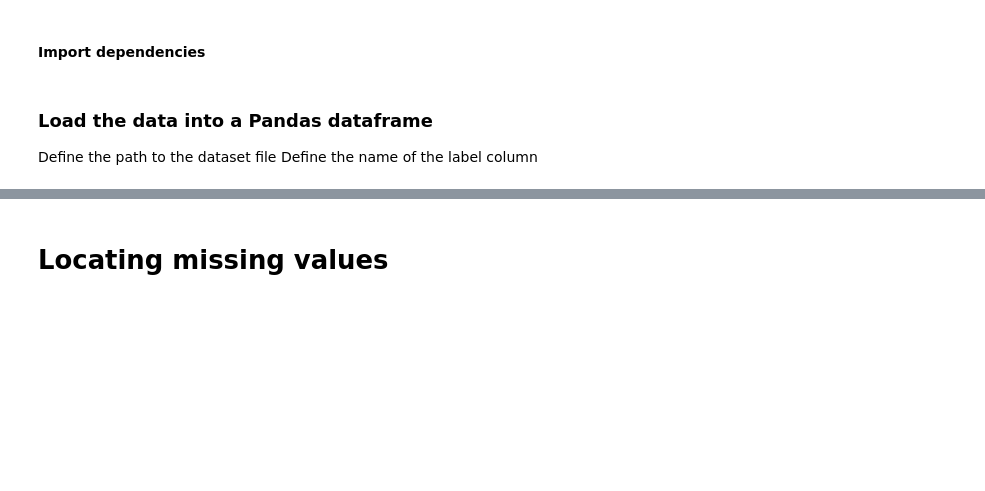
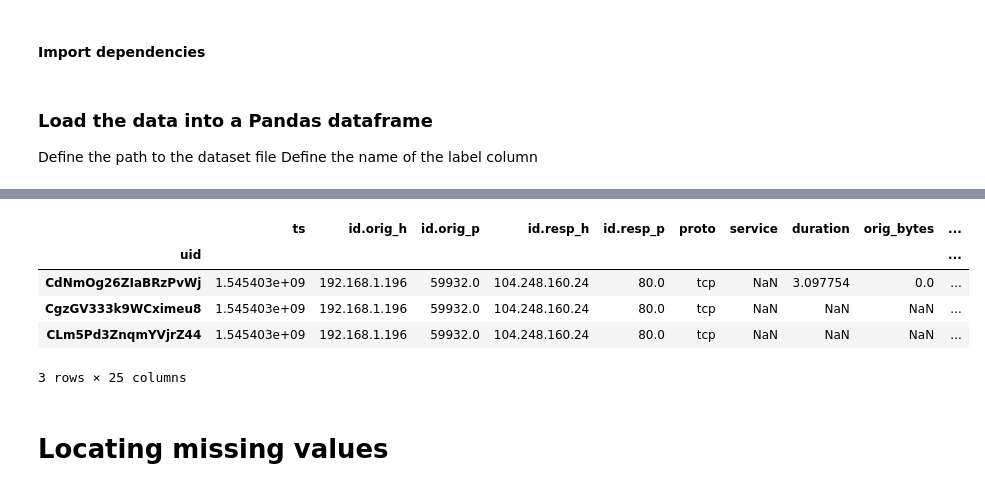
Before and after one commit to THE-MOLECULAR-MAN/machine-learning, a Jupyter notebook: IoT_malware/IoT_Malware_dataprep.ipynb, the cells around one changed output, grey strips where cells are left out. Cells and saved outputs as stored; diff of their text form; code cells hidden in the pictures; blank space fills up the shorter version.

Commit message:
support for multiple CSV files, consolidated datatype management, added list of datatypes and feature descriptions

```diff
--- a/IoT_malware/IoT_Malware_dataprep.ipynb
+++ b/IoT_malware/IoT_Malware_dataprep.ipynb
@@ -80,0 +74,27 @@ df.tail(10)
+# %%
+# load a SINGLE CSV file:
+# rootdir = os.getcwd()
+# infile = os.path.join(rootdir, 'data',
+#                       'CTU-IoT-Malware-Capture-20-1conn.log.labeled.csv')
+# df = pd.read_csv(infile, delimiter='|', na_values='-')
+
+# load a directory of CSV files:
+
+dfs = []
+for iter_csv_file in csv_files_to_load:
+    # filesize_MB = int(os.stat(iter_csv_file).st_size / (1024 * 1024))
+    # if filesize_MB >= 5:
+    #     print(f'skipping file {filesize_MB}, too big at {filesize_MB} MB')
+    #     continue
+    # /var/folders/90/cd8pt9qd43q0svfjsljg9ccr0000gn/T/ipykernel_60137/4122006169.py:16: DtypeWarning: Columns (7,22) have mixed types. Specify dtype option on import or set low_memory=False.
+
+    df_temp = pd.read_csv(iter_csv_file, delimiter='|', na_values='-')
+    dfs.append(df_temp)
+    del df_temp
+
+# print(sys.getsizeof(dfs))
+
+df = pd.concat(dfs, ignore_index=True)
+# print(sys.getsizeof(df))
+
+del dfs
@@ -81,6 +144,15 @@ df.tail(10)
 # %%
 # Setting the label as boolean
 df[LABEL_COLUMN_NAME] = df[ORIGINAL_LABEL_COLUMN_NAME].isin(['Malicious   C&C']).astype(int).astype(bool)
+
+for colname, newdatatype in FEATURE_PROPER_DATATYPES.items():
+    df[colname] = df[colname].astype(newdatatype)
+
+# for iter_colname in COLUMN_NAMES_CATEGORICAL:
+#     df[iter_colname] = df[iter_colname].astype('category')
+
+# TODO: double check this w/ unique values
+df['is_tunneled'] = not(df['tunnel_parents'].isna)
 
 # converting the date to timestamp,
 # need the unit='s' to convert Unix time
@@ -89,11 +161,9 @@ df["ts_converted"] = pd.to_datetime(
     unit='s'
 )
 
+df.set_index('uid', inplace=True)
 # IP_ADDRESS_COLUMN_NAMES = ['id.orig_h', 'id.resp_h']
 # for iter_colname in IP_ADDRESS_COLUMN_NAMES:
 #     df[iter_colname] = df[iter_colname].apply(ipaddress.ip_address)
-
-# df['orig_bytes'] = df['orig_bytes'].astype(int) # bytes are integers, not float
-
-df.tail(5)
+df.dtypes
 # %% [output]
@@ -107,3 +187,13 @@ df.tail(5)
+# %%
+# Show some sample data after the transforms
+df.head(3)
+# %% [output]
+|  | ts | id.orig_h | id.orig_p | id.resp_h | id.resp_p | proto | service | duration | orig_bytes | ... |
+| uid |  |  |  |  |  |  |  |  |  | ... |
+| CdNmOg26ZIaBRzPvWj | 1.545403e+09 | 192.168.1.196 | 59932.0 | 104.248.160.24 | 80.0 | tcp | NaN | 3.097754 | 0.0 | ... |
+| CgzGV333k9WCximeu8 | 1.545403e+09 | 192.168.1.196 | 59932.0 | 104.248.160.24 | 80.0 | tcp | NaN | NaN | NaN | ... |
+| CLm5Pd3ZnqmYVjrZ44 | 1.545403e+09 | 192.168.1.196 | 59932.0 | 104.248.160.24 | 80.0 | tcp | NaN | NaN | NaN | ... |
+3 rows × 25 columns
 # %% [markdown]
 # Locating missing values
 # %%
```
Also changed, not shown: parts of 37 cells of this notebook.
